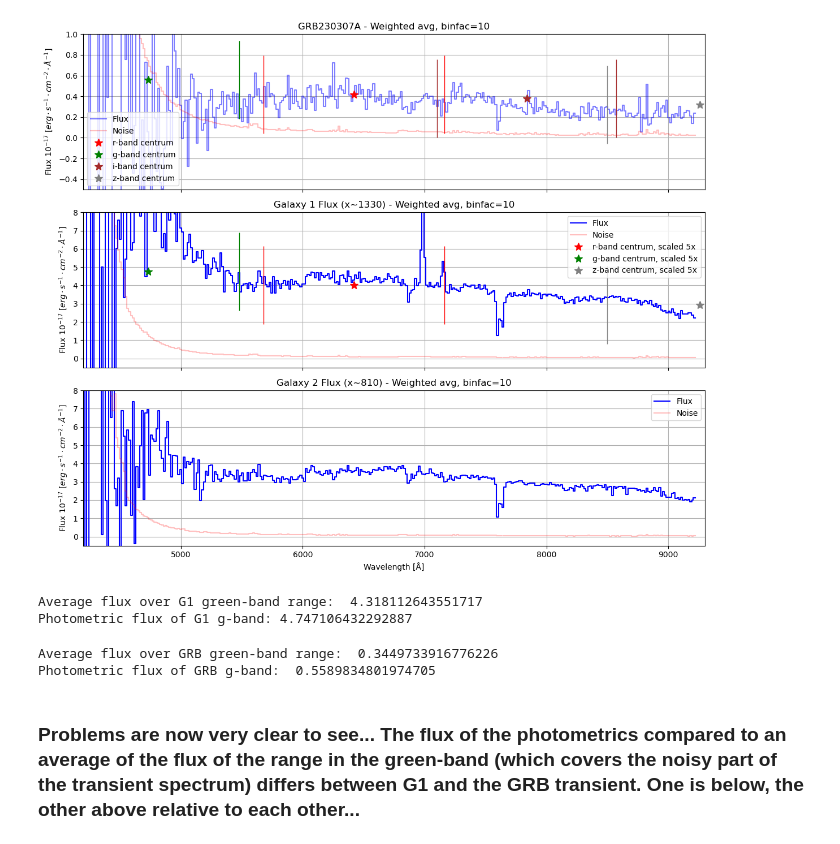
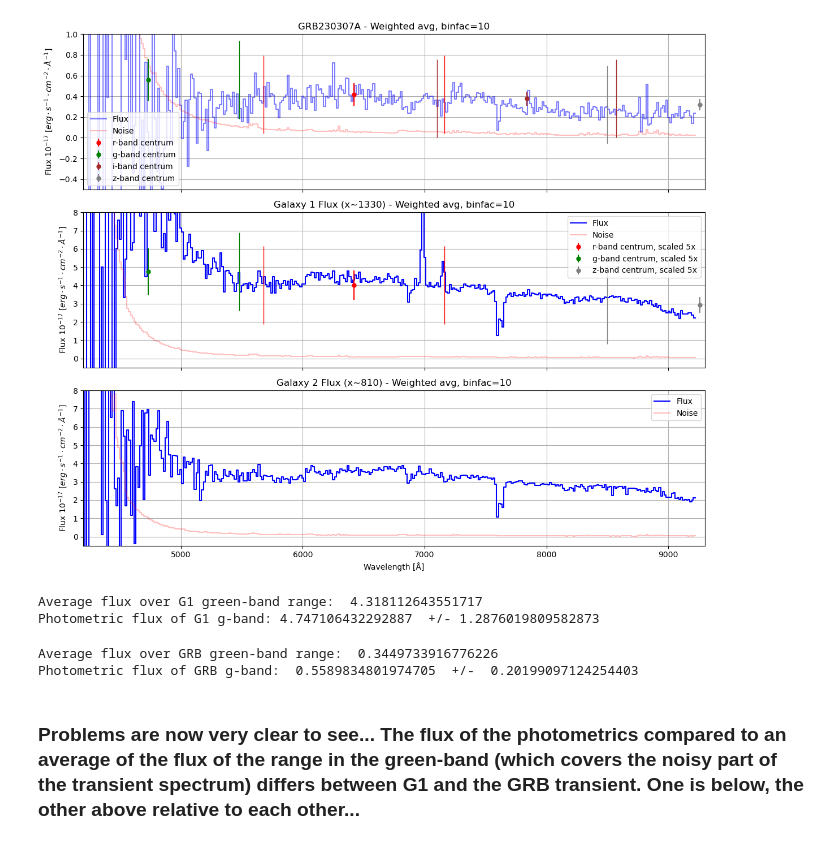
Before and after one commit to Lenti0001/Florent-GRB230307A, a Jupyter notebook: GRB230307A & Galaxy Flux comparison + Photometric plots.ipynb, the cells around one changed output. Cells and saved outputs as stored; diff of their text form; code cells hidden in the pictures.

Commit message:
Added uncertainties in the photometric plot & corrected for missing 1dspec_total.fits

```diff
--- a/GRB230307A & Galaxy Flux comparison + Photometric plots.ipynb
+++ b/GRB230307A & Galaxy Flux comparison + Photometric plots.ipynb
@@ -60,17 +60,18 @@ fluxbin_GRB, wavebin_GRB, noisebin_GRB = binner(flux_GRB, wave_GRB, noise_GRB, 1
 fluxbin_Gal, wavebin_Gal, noisebin_Gal = binner(flux_Gal, wave_Gal, noise_Gal, 10)
 fluxbin_Gal2, wavebin_Gal2, noisebin_Gal2 = binner(flux_Gal2, wave_Gal2, noise_Gal2, 10)
 # %%
-def photometry_func(AB, cent_wave, GRB=False):
-    '''Calculates photometric function (primarily to be used for the g, r, z filters)'''
+def photometry_func(AB, cent_wave, sigma_AB, sigma_cent_wave, GRB=False):
+    '''Calculates photometric function and standard deviation of same (primarily to be used for the g, r, z filters)'''
     c = 3e18
-    f_nu = 10**(-0.4*(AB+48.6))
+    f_lambda_cent = 10**(-0.4*(AB+48.6))*c/cent_wave**2
+    sigma_f_lambda_cent = np.sqrt((np.log(10**(0.4))*f_lambda_cent)**2*sigma_AB**2 + (-(2/cent_wave)*f_lambda_cent)**2*sigma_cent_wave**2)
     if GRB==False:
-        f_lambda_cent = f_nu*c/cent_wave**2
         f_lambda_cent /= 5*1e-17
+        sigma_f_lambda_cent /= 5*1e-17
     elif GRB==True:
-        f_lambda_cent = f_nu*c/cent_wave**2
         f_lambda_cent /= 1e-17
-    return f_lambda_cent
+        sigma_f_lambda_cent /= 1e-17
+    return f_lambda_cent, sigma_f_lambda_cent
 # %%
 wave_r = [5680, 7160]
 AB_r = 17.8
@@ -105,20 +120,24 @@ fig, (ax1, ax2, ax3) = plt.subplots(3, 1, gridspec_kw={'height_ratios': [1, 1, 1
 ax1.step(wavebin_GRB,fluxbin_GRB, label="Flux", color="blue", alpha=0.5)
 ax1.step(wavebin_Gal,noisebin_GRB, label="Noise", color="red", alpha=0.25)
 
-ax1.plot(wave_cent_r, f_lambda_cent_r_GRB, "r*", ms=10, color="red", label="r-band centrum")
+#ax1.plot(wave_cent_r, f_lambda_cent_r_GRB, "r*", ms=10, color="red", label="r-band centrum")
+ax1.errorbar(wave_cent_r, f_lambda_cent_r_GRB, yerr=sigma_f_lambda_cent_r_GRB, fmt=".", ms=10, color="red", label="r-band centrum")
 ax1.plot(wave_r[0], f_lambda_cent_r_GRB, "|", ms=100, color="red")
 ax1.plot(wave_r[1], f_lambda_cent_r_GRB, "|", ms=100, color="red")
 
-ax1.plot(wave_cent_g, f_lambda_cent_g_GRB, "r*", ms=10, color="green", label="g-band centrum")
+#ax1.plot(wave_cent_g, f_lambda_cent_g_GRB, "r*", ms=10, color="green", label="g-band centrum")
+ax1.errorbar(wave_cent_g, f_lambda_cent_g_GRB, yerr=sigma_f_lambda_cent_g_GRB, fmt=".", ms=10, color="green", label="g-band centrum")
 ax1.plot(wave_g[0], f_lambda_cent_g_GRB, "|", ms=100, color="green")
 ax1.plot(wave_g[1], f_lambda_cent_g_GRB, "|", ms=100, color="green")
 
-ax1.plot(wave_cent_i, f_lambda_cent_i_GRB, "r*", ms=10, color="brown", label="i-band centrum")
+#ax1.plot(wave_cent_i, f_lambda_cent_i_GRB, "r*", ms=10, color="brown", label="i-band centrum")
+ax1.errorbar(wave_cent_i, f_lambda_cent_i_GRB, yerr=sigma_f_lambda_cent_i_GRB, fmt=".", ms=10, color="brown", label="i-band centrum")
 ax1.plot(wave_i[0], f_lambda_cent_i_GRB, "|", ms=100, color="brown")
 ax1.plot(wave_i[1], f_lambda_cent_i_GRB, "|", ms=100, color="brown")
 
 
-ax1.plot(wave_cent_z, f_lambda_cent_z_GRB, "r*", ms=10, color="grey", label="z-band centrum")
+#ax1.plot(wave_cent_z, f_lambda_cent_z_GRB, "r*", ms=10, color="grey", label="z-band centrum")
+ax1.errorbar(wave_cent_z, f_lambda_cent_z_GRB, yerr=sigma_f_lambda_cent_z_GRB, fmt=".", ms=10, color="grey", label="z-band centrum")
 ax1.plot(wave_z[0], f_lambda_cent_z_GRB, "|", ms=100, color="grey")
 ax1.plot(wave_z[1], f_lambda_cent_z_GRB, "|", ms=100, color="grey")
 
@@ -132,50 +151,53 @@ ax1.legend()
 ax2.step(wavebin_Gal,fluxbin_Gal, label="Flux", color="blue")
 ax2.step(wavebin_Gal,noisebin_Gal, label="Noise", color="red", alpha=0.25)
 
-ax2.plot(wave_cent_r, f_lambda_cent_r, "r*", ms=10, color="red", label="r-band centrum, scaled 5x")
+#ax2.plot(wave_cent_r, f_lambda_cent_r, "r*", ms=10, color="red", label="r-band centrum, scaled 5x")
+ax2.errorbar(wave_cent_r, f_lambda_cent_r, yerr=sigma_f_lambda_cent_r, fmt=".", ms=10, color="red", label="r-band centrum, scaled 5x")
 ax2.plot(wave_r[0], f_lambda_cent_r, "|", ms=100, color="red")
 ax2.plot(wave_r[1], f_lambda_cent_r, "|", ms=100, color="red")
 
-ax2.plot(wave_cent_g, f_lambda_cent_g, "r*", ms=10, color="green", label="g-band centrum, scaled 5x")
+#ax2.plot(wave_cent_g, f_lambda_cent_g, "r*", ms=10, color="green", label="g-band centrum, scaled 5x")
+ax2.errorbar(wave_cent_g, f_lambda_cent_g, yerr=sigma_f_lambda_cent_g, fmt=".", ms=10, color="green", label="g-band centrum, scaled 5x")
 ax2.plot(wave_g[0], f_lambda_cent_g, "|", ms=100, color="green")
 ax2.plot(wave_g[1], f_lambda_cent_g, "|", ms=100, color="green")
 
-ax2.plot(wave_cent_z, f_lambda_cent_z, "r*", ms=10, color="grey", label="z-band centrum, scaled 5x")
+#ax2.plot(wave_cent_z, f_lambda_cent_z, "r*", ms=10, color="grey", label="z-band centrum, scaled 5x")
+ax2.errorbar(wave_cent_z, f_lambda_cent_z, yerr=sigma_f_lambda_cent_z, fmt=".", ms=10, color="grey", label="z-band centrum, scaled 5x")
 ax2.plot(wave_z[0], f_lambda_cent_z, "|", ms=100, color="grey")
 ax2.plot(wave_z[1], f_lambda_cent_z, "|", ms=100, color="grey")
 
 ax2.set_ylim(-0.5,8.)
 ax2.set_xlim(4200,9300.)
 ax2.set_title("Galaxy 1 Flux (x~1330) - Weighted avg, binfac=10")
 ax2.set_ylabel("Flux $10^{-17}$ [$erg \cdot s^{-1} \cdot cm^{-2} \cdot Å^{-1}$]")
 ax2.grid()
 ax2.legend()
 
 ax3.step(wavebin_Gal2,fluxbin_Gal2,color='blue', label="Flux")
 ax3.step(wavebin_Gal2,noisebin_Gal2,color='red', label="Noise", alpha=0.25)
 ax3.set_title("Galaxy 2 Flux (x~810) - Weighted avg, binfac=10")
 ax3.set_ylim(-0.5, 8.)
 ax3.set_xlabel("Wavelength [Å]")
 ax3.set_ylabel("Flux $10^{-17}$ [$erg \cdot s^{-1} \cdot cm^{-2} \cdot Å^{-1}$]")
 ax3.grid()
 ax3.legend()
 
 fig.set_size_inches(12, 10)
 plt.tight_layout()
 plt.show()
 # %% [output]
-[figure, old version]
+[figure, new version]
 # %%
 print("Average flux over G1 green-band range: ", np.mean(fluxbin_Gal[75:135]))
-print("Photometric flux of G1 g-band:", f_lambda_cent_g)
+print("Photometric flux of G1 g-band:", f_lambda_cent_g, " +/-", sigma_f_lambda_cent_g)
 # %% [output]
 Average flux over G1 green-band range:  4.318112643551717
-Photometric flux of G1 g-band: 4.747106432292887
+Photometric flux of G1 g-band: 4.747106432292887  +/- 1.2876019809582873
 # %%
 print("Average flux over GRB green-band range: ", np.mean(fluxbin_GRB[75:135]))
-print("Photometric flux of GRB g-band: ", f_lambda_cent_g_GRB)
+print("Photometric flux of GRB g-band: ", f_lambda_cent_g_GRB, " +/- ", sigma_f_lambda_cent_g_GRB)
 # %% [output]
 Average flux over GRB green-band range:  0.3449733916776226
-Photometric flux of GRB g-band:  0.5589834801974705
+Photometric flux of GRB g-band:  0.5589834801974705  +/-  0.20199097124254403
 # %% [markdown]
 ### Problems are now very clear to see... The flux of the photometrics compared to an average of the flux of the range in the green-band (which covers the noisy part of the transient spectrum) differs between G1 and the GRB transient. One is below, the other above relative to each other...
```
Also changed, not shown: parts of 1 cell of this notebook, 1 other file.
